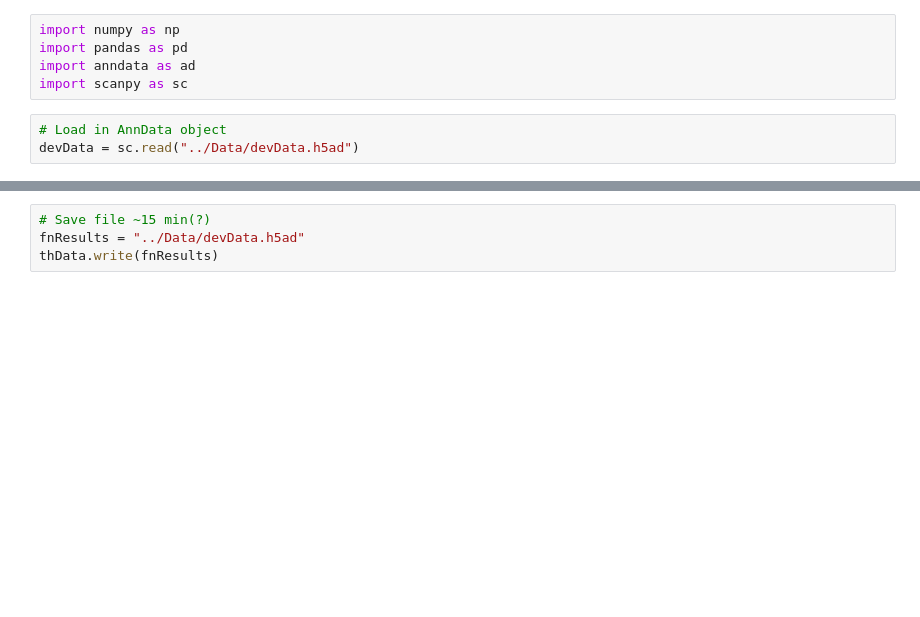
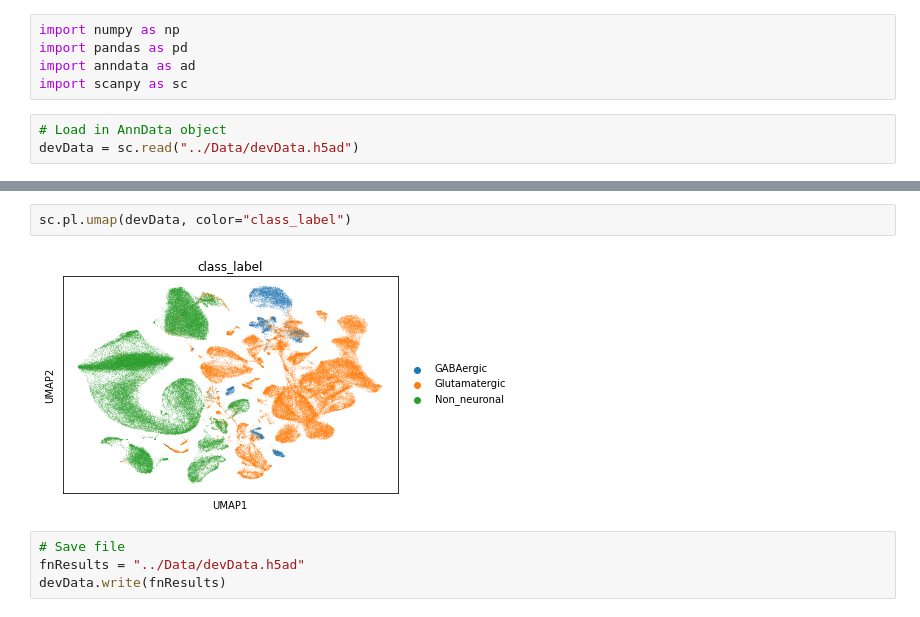
Before and after one commit to mathewsummers/Development-scRNAseq, a Jupyter notebook: Code/Preprocess AnnData.ipynb, the cells around one changed output, grey strips where cells are left out. Cells and saved outputs as stored; diff of their text form; blank space fills up the shorter version.

```diff
--- a/Code/Preprocess AnnData.ipynb
+++ b/Code/Preprocess AnnData.ipynb
@@ -19,4 +46,8 @@ Categories (3, object): ['GABAergic', 'Glutamatergic', 'Non_neuronal']
+# %%
+sc.pl.umap(devData, color="class_label")
+# %% [output]
+[figure, added]
 # %%
-# Save file ~15 min(?)
+# Save file
 fnResults = "../Data/devData.h5ad"
-thData.write(fnResults)
+devData.write(fnResults)
```
Also changed, not shown: parts of 6 cells of this notebook.
